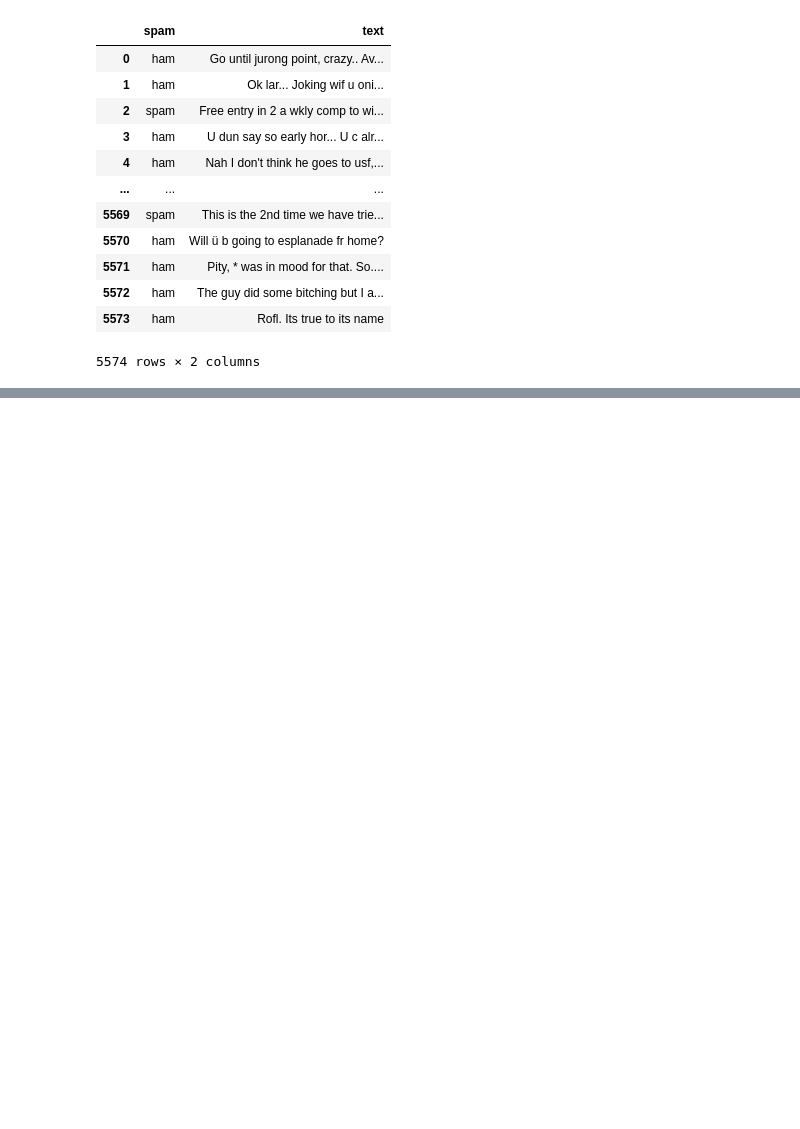
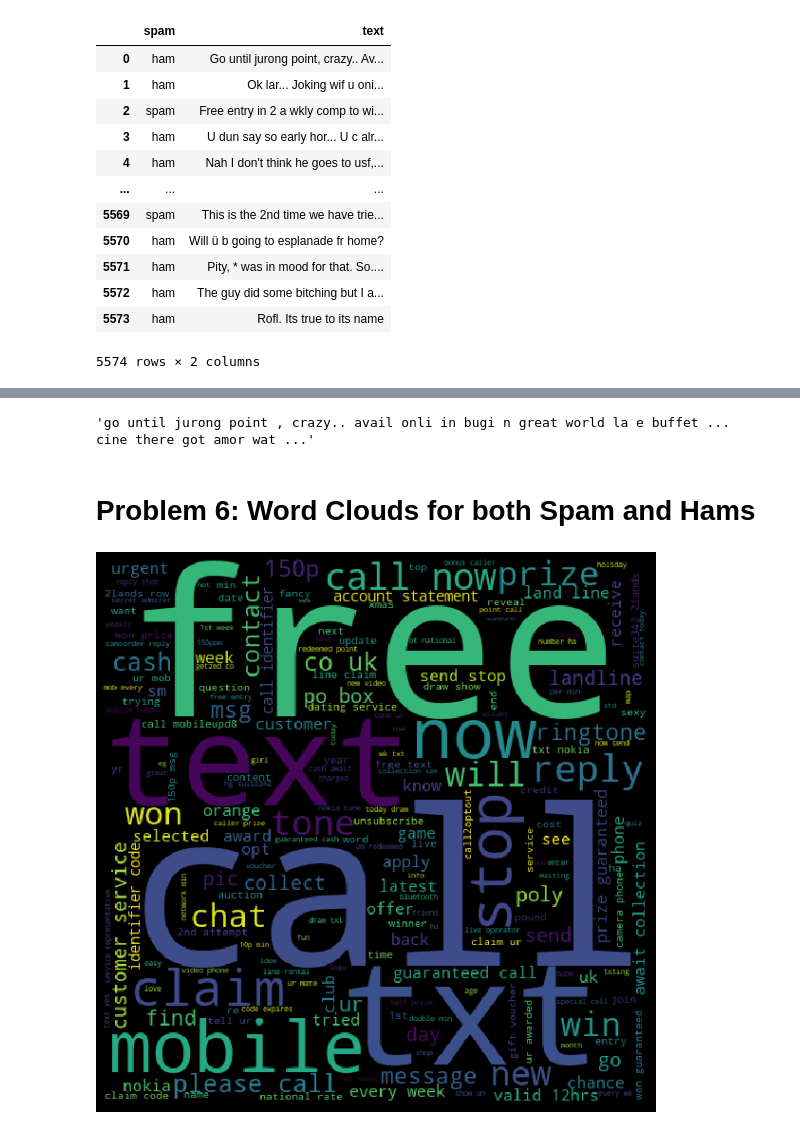
Before and after one commit to CSCE478-ML/Assignment3, a Jupyter notebook: Assignment3_V.1.ipynb, the cells around one changed output, grey strips where cells are left out. Saved outputs shown, nothing was run; the diff lists cells and outputs as text; code cells hidden in the pictures; blank space fills up the shorter version.

```diff
--- a/Assignment3_V.1.ipynb
+++ b/Assignment3_V.1.ipynb
@@ -43,0 +48,2 @@ df
+# %%
+df = df.sample(frac=1)
@@ -43,0 +52,8 @@ df
+# %%
+%%time
+##Lemmatization
+
+
+lemmatizer = WordNetLemmatizer()
+
+df['text_lemmatized'] = df['text'].map(lambda text: ' '.join(lemmatizer.lemmatize(w) for w in nltk.word_tokenize(text.lower())))
@@ -43,0 +66,5 @@ df
+# %%
+%%time
+##Stemming
+stemmer = PorterStemmer()
+df['text_steam'] = df['text'].map(lambda text: ' '.join(stemmer.stem(w) for w in nltk.word_tokenize(text.lower())))
@@ -43,0 +73,18 @@ df
+# %%
+df['text_steam'][0]
+# %% [output]
+'go until jurong point , crazy.. avail onli in bugi n great world la e buffet ... cine there got amor wat ...'
+# %% [markdown]
+# Problem 6: Word Clouds for both Spam and Hams
+# %%
+df['spam'] = df['spam'].map(dict(spam=1, ham=0))
+# %%
+spam_words = ''.join(list(df[df['spam']==1]['text_lemmatized']))
+spam_wordclod = WordCloud(width = 512,height = 512).generate(spam_words)
+plt.figure(figsize = (10, 8), facecolor = 'k')
+plt.imshow(spam_wordclod)
+plt.axis('off')
+plt.tight_layout(pad = 0)
+plt.show()
+# %% [output]
+[figure, added]
```
Also changed, not shown: parts of 20 cells of this notebook.
